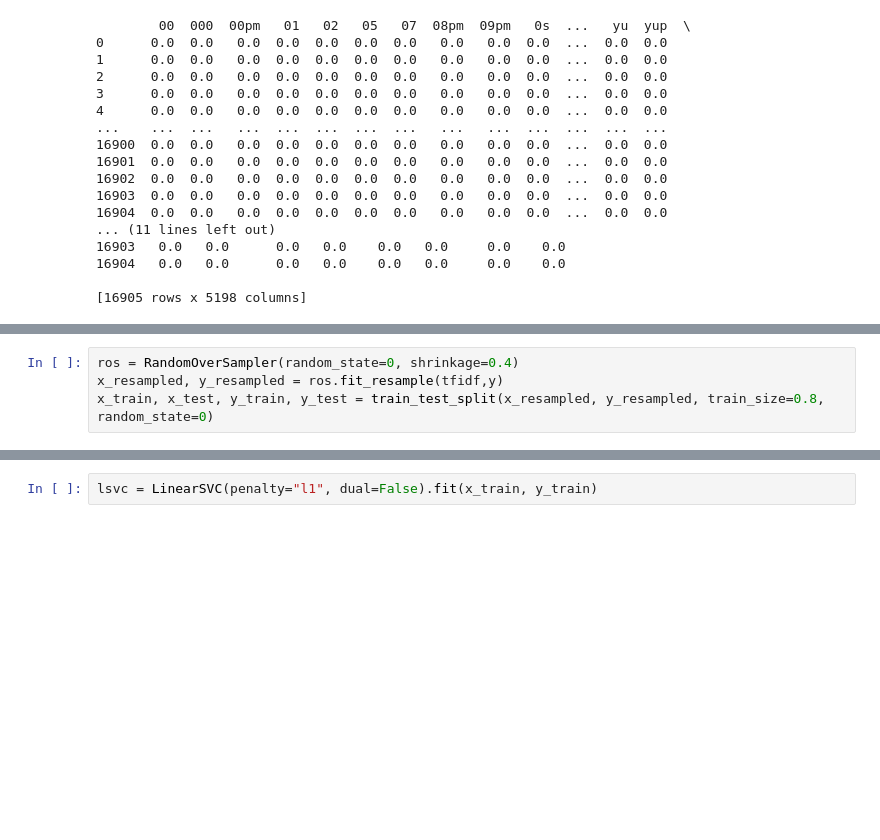
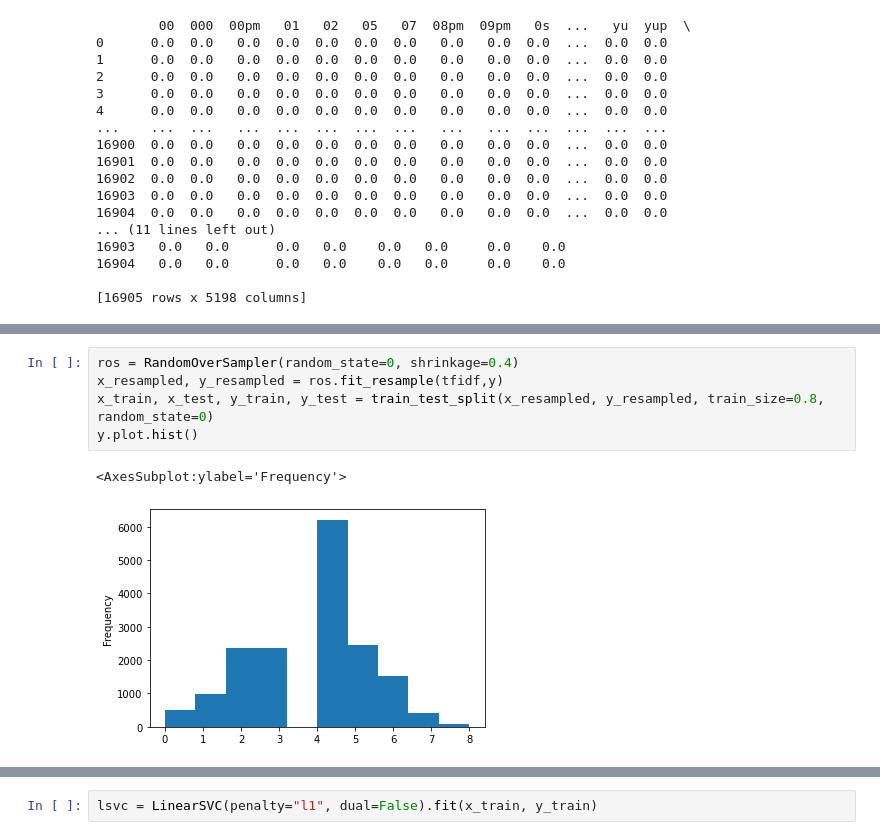
Before and after one commit to KamWithK/VirtualInternshipAnalysis, a Jupyter notebook: notebooks/lsvc_feature_selection.ipynb, the cells around one changed output, grey strips where cells are left out. Drawn from its saved outputs; the diff is of its cells as text; blank space fills up the shorter version.

```diff
--- a/notebooks/lsvc_feature_selection.ipynb
+++ b/notebooks/lsvc_feature_selection.ipynb
@@ -46,4 +62,8 @@ print(tfidf)
 # %%
 ros = RandomOverSampler(random_state=0, shrinkage=0.4)
 x_resampled, y_resampled = ros.fit_resample(tfidf,y)
 x_train, x_test, y_train, y_test = train_test_split(x_resampled, y_resampled, train_size=0.8, random_state=0)
+y.plot.hist()
+# %% [output]
+<AxesSubplot:ylabel='Frequency'>
+[figure, added]
```
Also changed, not shown: parts of 15 cells of this notebook.
